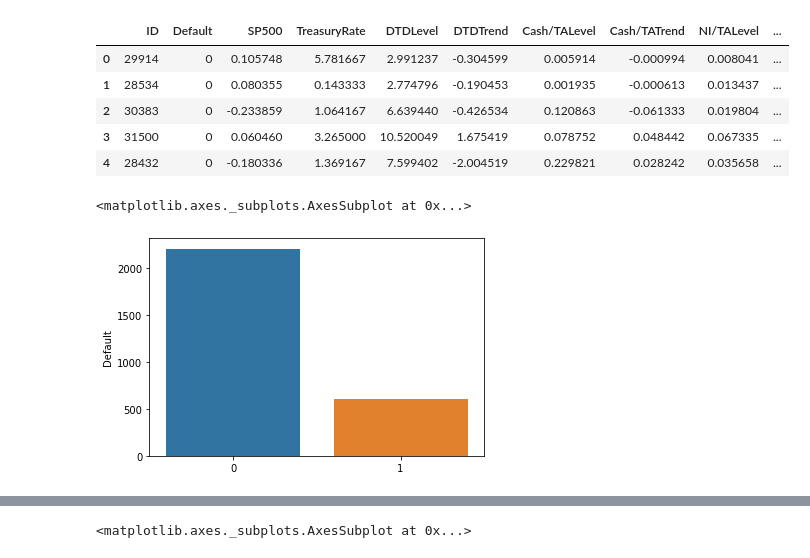
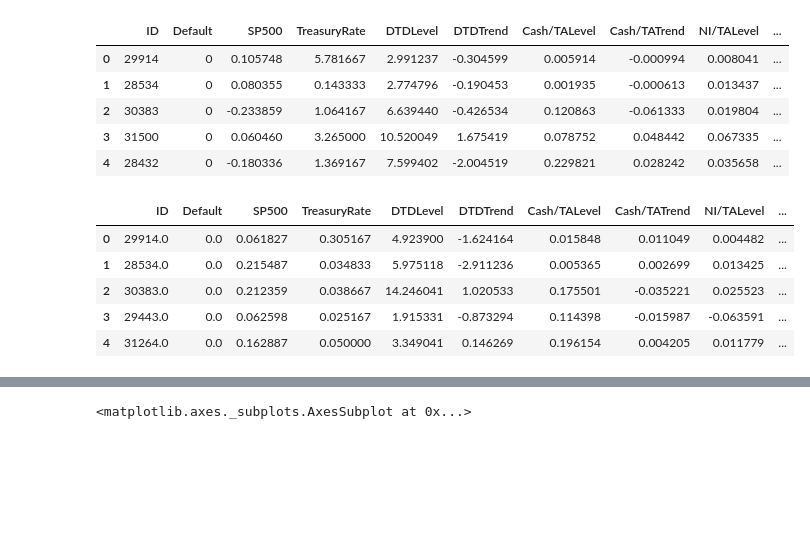
Before and after one commit to handsomegod100/work, a Jupyter notebook: 企業違約EDA.ipynb, the cells around one changed output, grey strips where cells are left out. Cells and saved outputs as stored; diff of their text form; code cells hidden in the pictures; blank space fills up the shorter version.

```diff
--- a/企業違約EDA.ipynb
+++ b/企業違約EDA.ipynb
@@ -19,9 +21,16 @@ data.head()
 | 2 | 30383 | 0 | -0.233859 | 1.064167 | 6.639440 | -0.426534 | 0.120863 | -0.061333 | 0.019804 | ... |
 | 3 | 31500 | 0 | 0.060460 | 3.265000 | 10.520049 | 1.675419 | 0.078752 | 0.048442 | 0.067335 | ... |
 | 4 | 28432 | 0 | -0.180336 | 1.369167 | 7.599402 | -2.004519 | 0.229821 | 0.028242 | 0.035658 | ... |
-# %%
-dtable = data.Default.value_counts() #違約與未違約比例
-sns.barplot(dtable.index, dtable)
-# %% [output]
-<matplotlib.axes._subplots.AxesSubplot at 0x...>
-[figure, removed]
+# %%
+test = sio.loadmat("test")
+test = pd.DataFrame(test["new"])
+test.columns = col
+comp = pd.concat([train,test])
+test.head()
+# %% [output]
+|  | ID | Default | SP500 | TreasuryRate | DTDLevel | DTDTrend | Cash/TALevel | Cash/TATrend | NI/TALevel | ... |
+| 0 | 29914.0 | 0.0 | 0.061827 | 0.305167 | 4.923900 | -1.624164 | 0.015848 | 0.011049 | 0.004482 | ... |
+| 1 | 28534.0 | 0.0 | 0.215487 | 0.034833 | 5.975118 | -2.911236 | 0.005365 | 0.002699 | 0.013425 | ... |
+| 2 | 30383.0 | 0.0 | 0.212359 | 0.038667 | 14.246041 | 1.020533 | 0.175501 | -0.035221 | 0.025523 | ... |
+| 3 | 29443.0 | 0.0 | 0.062598 | 0.025167 | 1.915331 | -0.873294 | 0.114398 | -0.015987 | -0.063591 | ... |
+| 4 | 31264.0 | 0.0 | 0.162887 | 0.050000 | 3.349041 | 0.146269 | 0.196154 | 0.004205 | 0.011779 | ... |
```
Also changed, not shown: parts of 8 cells of this notebook.
